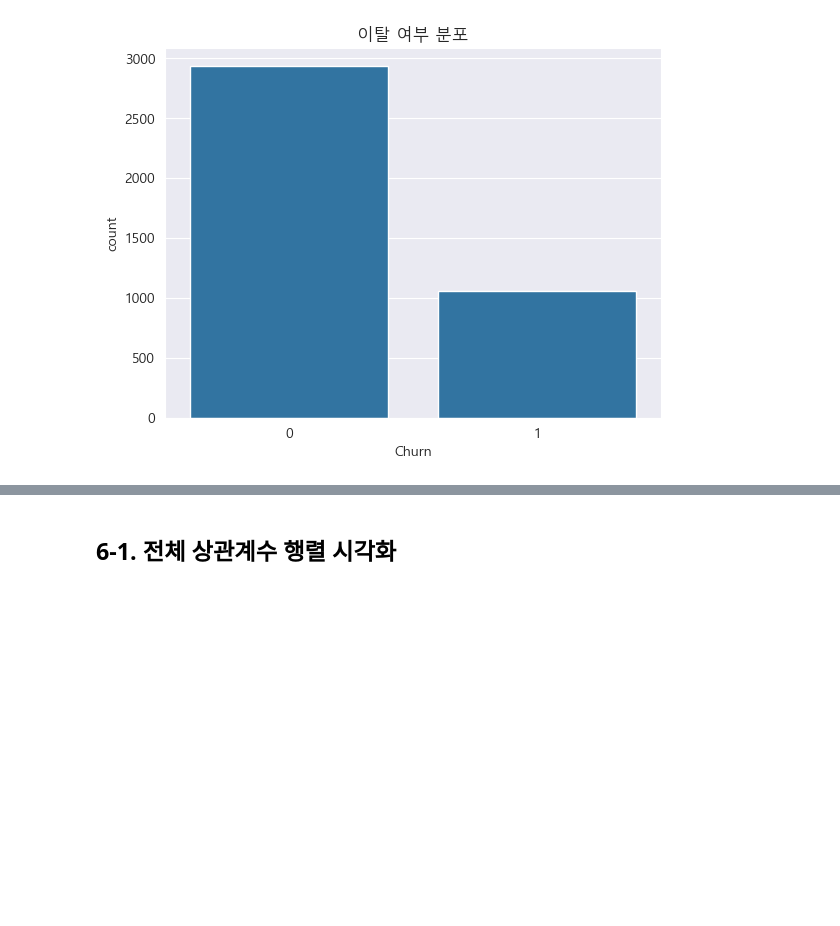
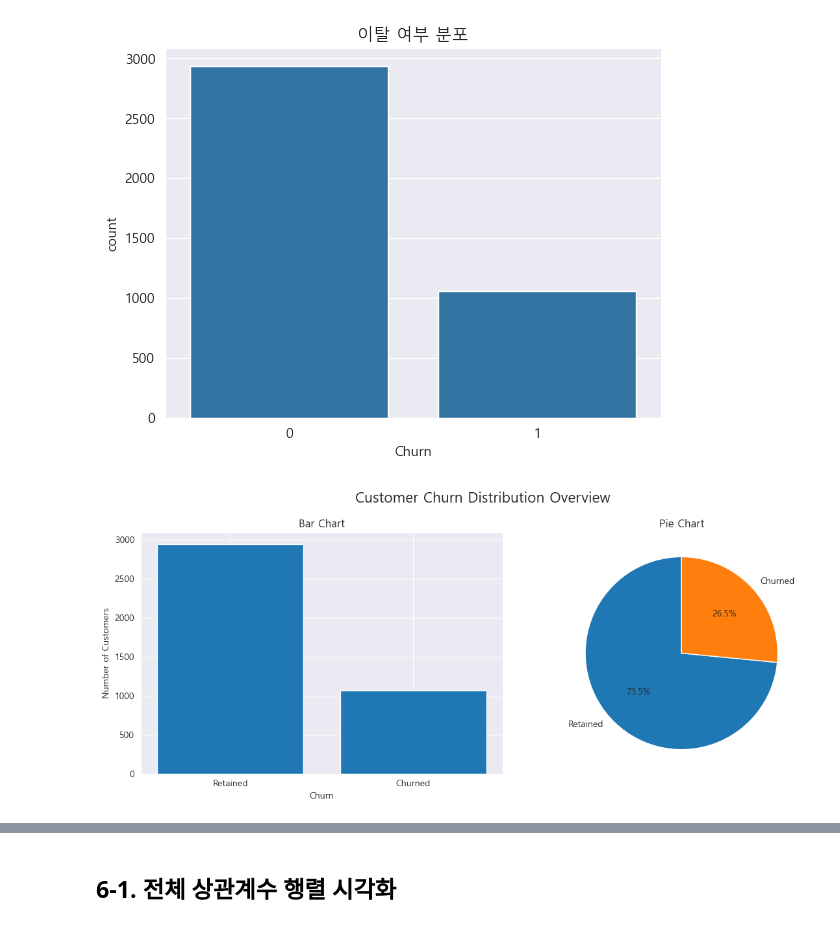
Before and after one commit to NK991118/SKN14-2nd-4Team, a Jupyter notebook: 01_preprocessing_report/gym_eda.ipynb, the cells around one changed output, grey strips where cells are left out. Saved outputs shown, nothing was run; the diff lists cells and outputs as text; code cells hidden in the pictures; blank space fills up the shorter version.

```diff
--- a/01_preprocessing_report/gym_eda.ipynb
+++ b/01_preprocessing_report/gym_eda.ipynb
@@ -114,3 +129,30 @@ plt.title("이탈 여부 분포")
 plt.show()
 # %% [output]
 [figure]
+# %%
+# 타겟 변수 비율 확인
+
+# Calculate churn distribution
+churn_counts = df['Churn'].value_counts()
+
+# Create subplots
+fig, axes = plt.subplots(1, 2, figsize=(12, 5))
+
+# Bar Chart
+axes[0].bar(churn_counts.index, churn_counts.values)
+axes[0].set_xticks([0, 1])
+axes[0].set_xticklabels(['Retained', 'Churned'])
+axes[0].set_xlabel('Churn')
+axes[0].set_ylabel('Number of Customers')
+axes[0].set_title('Bar Chart')
+
+# Pie Chart
+axes[1].pie(churn_counts.values, labels=['Retained', 'Churned'], autopct='%1.1f%%', startangle=90)
+axes[1].set_title('Pie Chart')
+
+# Adjust layout
+fig.suptitle('Customer Churn Distribution Overview', fontsize=16)
+plt.tight_layout()
+plt.show()
+# %% [output]
+[figure, added]
```
Also changed, not shown: parts of 9 cells of this notebook.
